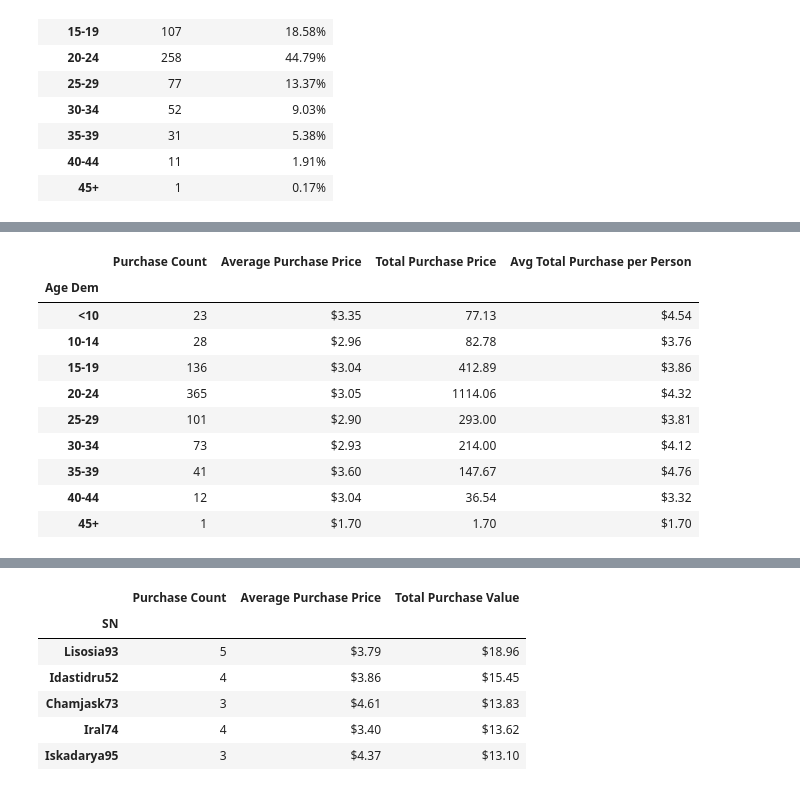
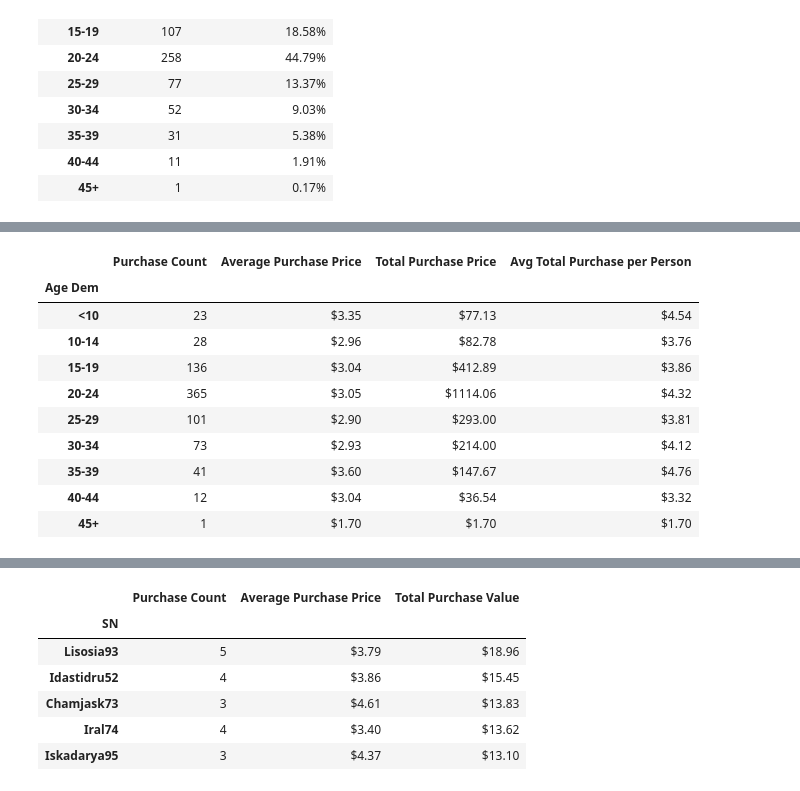
Before and after one commit to ytran010/pandas-challenge, a Jupyter notebook: HeroesOfPymoli/Heroes_of_Pymoli.ipynb, the cells around one changed output, grey strips where cells are left out. Drawn from its saved outputs; the diff is of its cells as text; code cells hidden in the pictures.

```diff
--- a/HeroesOfPymoli/Heroes_of_Pymoli.ipynb
+++ b/HeroesOfPymoli/Heroes_of_Pymoli.ipynb
@@ -119,26 +190,30 @@ age_demographics_data
 # %%
 # PURCHASING ANALYSIS (AGE)
 age_purchase_count = age_group["Purchase ID"].count()
 age_total_purchase = age_group["Price"].sum()
 age_avg_price = age_total_purchase / age_purchase_count
 age_avg_purchase = age_total_purchase / age_count
 
+# labeling variables
 age_data = pd.DataFrame({"Purchase Count": age_purchase_count,
                          "Average Purchase Price": age_avg_price,
                          "Total Purchase Price": age_total_purchase,
                          "Avg Total Purchase per Person": age_avg_purchase})
+
+# formatting
+age_data["Total Purchase Price"] = age_data["Total Purchase Price"].map("${:.2f}".format)
 age_data["Average Purchase Price"] = age_data["Average Purchase Price"].map("${:.2f}".format)
 age_data["Avg Total Purchase per Person"] = age_data["Avg Total Purchase per Person"].map("${:.2f}".format)
 age_data
 # %% [output]
 |  | Purchase Count | Average Purchase Price | Total Purchase Price | Avg Total Purchase per Person |
 | Age Dem |  |  |  |  |
-| <10 | 23 | $3.35 | 77.13 | $4.54 |
-| 10-14 | 28 | $2.96 | 82.78 | $3.76 |
-| 15-19 | 136 | $3.04 | 412.89 | $3.86 |
-| 20-24 | 365 | $3.05 | 1114.06 | $4.32 |
-| 25-29 | 101 | $2.90 | 293.00 | $3.81 |
-| 30-34 | 73 | $2.93 | 214.00 | $4.12 |
-| 35-39 | 41 | $3.60 | 147.67 | $4.76 |
-| 40-44 | 12 | $3.04 | 36.54 | $3.32 |
-| 45+ | 1 | $1.70 | 1.70 | $1.70 |
+| <10 | 23 | $3.35 | $77.13 | $4.54 |
+| 10-14 | 28 | $2.96 | $82.78 | $3.76 |
+| 15-19 | 136 | $3.04 | $412.89 | $3.86 |
+| 20-24 | 365 | $3.05 | $1114.06 | $4.32 |
+| 25-29 | 101 | $2.90 | $293.00 | $3.81 |
+| 30-34 | 73 | $2.93 | $214.00 | $4.12 |
+| 35-39 | 41 | $3.60 | $147.67 | $4.76 |
+| 40-44 | 12 | $3.04 | $36.54 | $3.32 |
+| 45+ | 1 | $1.70 | $1.70 | $1.70 |
```
Also changed, not shown: parts of 14 cells of this notebook.
